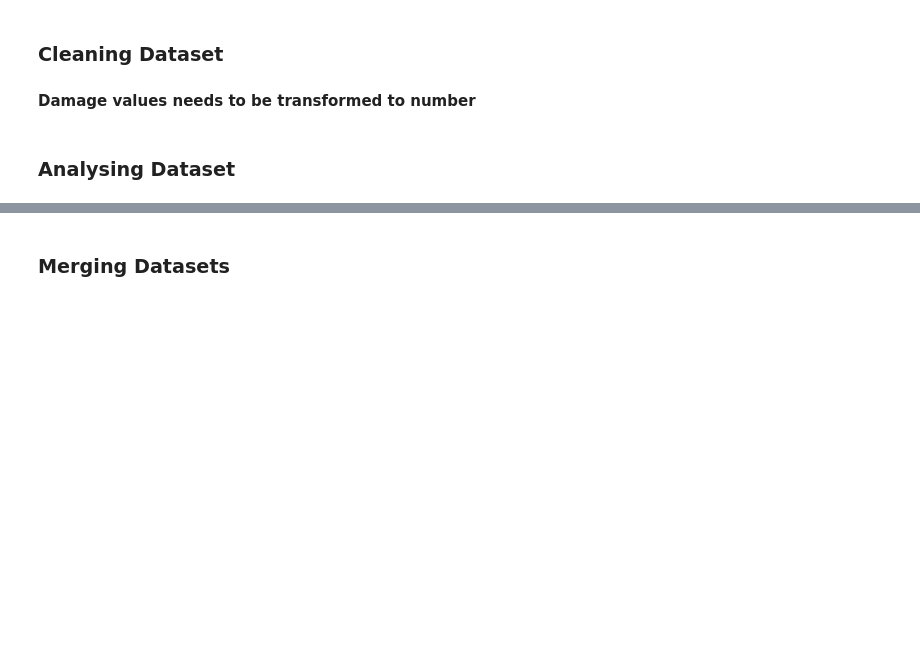
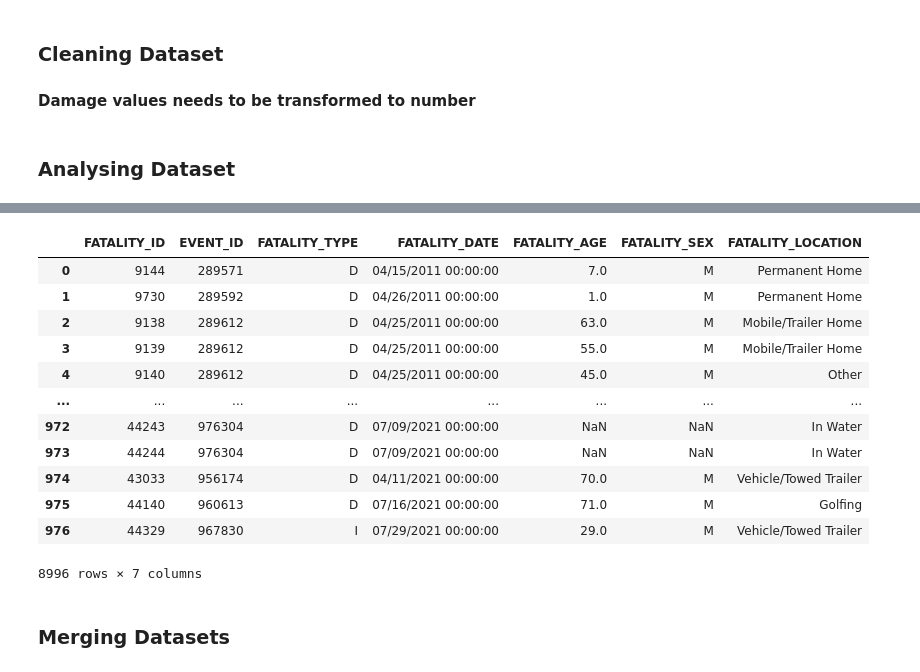
Before and after one commit to thiago-preira/UCDPA_ThiagoPereira, a Jupyter notebook: main.ipynb, the cells around one changed output, grey strips where cells are left out. Cells and saved outputs as stored; diff of their text form; code cells hidden in the pictures; blank space fills up the shorter version.

```diff
--- a/main.ipynb
+++ b/main.ipynb
@@ -295,3 +327,20 @@ plt.show()
+# %%
+# distribuition of deaths by year and sex
+storm_fatalities_df
+# %% [output]
+|  | FATALITY_ID | EVENT_ID | FATALITY_TYPE | FATALITY_DATE | FATALITY_AGE | FATALITY_SEX | FATALITY_LOCATION |
+| 0 | 9144 | 289571 | D | 04/15/2011 00:00:00 | 7.0 | M | Permanent Home |
+| 1 | 9730 | 289592 | D | 04/26/2011 00:00:00 | 1.0 | M | Permanent Home |
+| 2 | 9138 | 289612 | D | 04/25/2011 00:00:00 | 63.0 | M | Mobile/Trailer Home |
+| 3 | 9139 | 289612 | D | 04/25/2011 00:00:00 | 55.0 | M | Mobile/Trailer Home |
+| 4 | 9140 | 289612 | D | 04/25/2011 00:00:00 | 45.0 | M | Other |
+| ... | ... | ... | ... | ... | ... | ... | ... |
+| 972 | 44243 | 976304 | D | 07/09/2021 00:00:00 | NaN | NaN | In Water |
+| 973 | 44244 | 976304 | D | 07/09/2021 00:00:00 | NaN | NaN | In Water |
+| 974 | 43033 | 956174 | D | 04/11/2021 00:00:00 | 70.0 | M | Vehicle/Towed Trailer |
+| 975 | 44140 | 960613 | D | 07/16/2021 00:00:00 | 71.0 | M | Golfing |
+| 976 | 44329 | 967830 | I | 07/29/2021 00:00:00 | 29.0 | M | Vehicle/Towed Trailer |
+8996 rows × 7 columns
 # %% [markdown]
 ### Merging Datasets
 # %%
```
Also changed, not shown: parts of 15 cells of this notebook, 4 other files.
